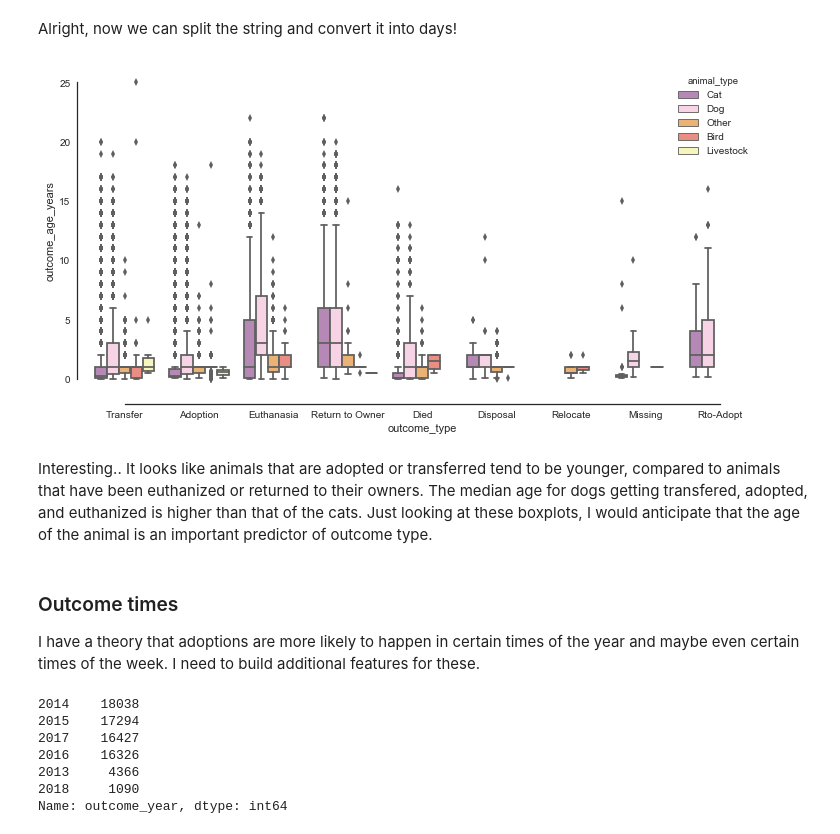
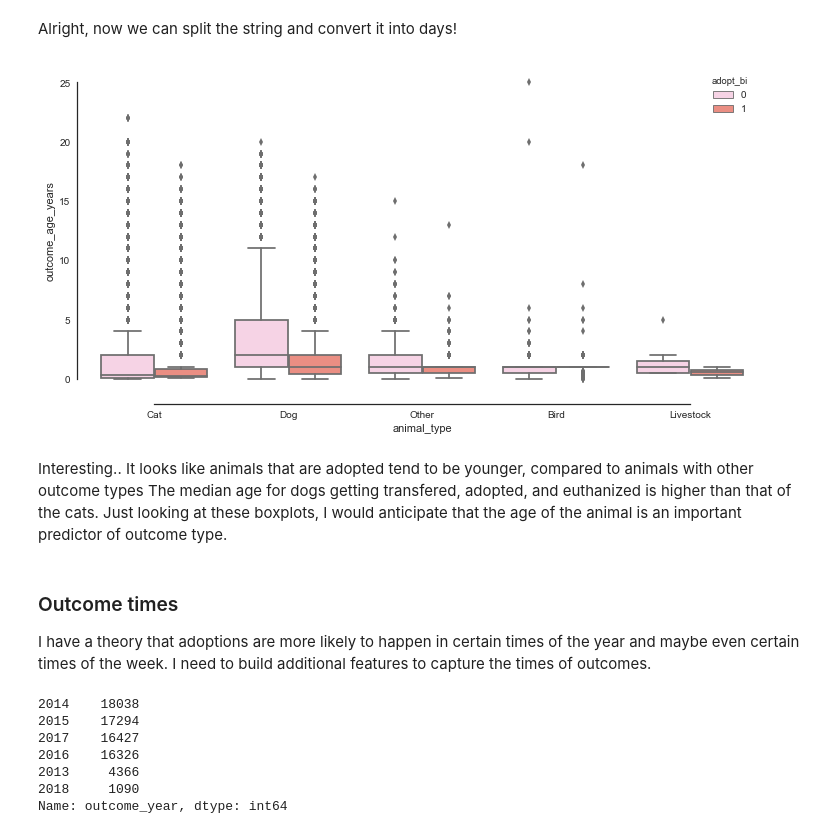
Before and after one commit to jlinGG/Thinkful-DS-Bootcamp, a Jupyter notebook: Capstone-3.ipynb, the cells around one changed output. Cells and saved outputs as stored; diff of their text form; code cells hidden in the pictures.

```diff
--- a/Capstone-3.ipynb
+++ b/Capstone-3.ipynb
@@ -366,16 +373,16 @@ raw_data['outcome_age_days'] = raw_data['number'] * raw_data['time_period']
 raw_data['outcome_age_years'] = (raw_data['outcome_age_days'] / 365).round(5)
 # %%
 plt.figure(figsize=(12,6))
-sns.boxplot(x="outcome_type", y="outcome_age_years",hue="animal_type", data=raw_data, palette="Set3_r")
+sns.boxplot(x="animal_type", y="outcome_age_years",hue="adopt_bi", data=raw_data, palette="Set3_r")
 sns.despine(offset=10, trim=True)
 # %% [output]
-[figure, old version]
+[figure, new version]
 # %% [markdown]
-Interesting.. It looks like animals that are adopted or transferred tend to be younger, compared to animals that have been euthanized or returned to their owners.  The median age for dogs getting transfered, adopted, and euthanized is higher than that of the cats. Just looking at these boxplots, I would anticipate that the age of the animal is an important predictor of outcome type.
+Interesting.. It looks like animals that are adopted tend to be younger, compared to animals with other outcome types  The median age for dogs getting transfered, adopted, and euthanized is higher than that of the cats. Just looking at these boxplots, I would anticipate that the age of the animal is an important predictor of outcome type.
 # %% [markdown]
 <a id='time'></a>
 ### Outcome times
-I have a theory that adoptions are more likely to happen in certain times of the year and maybe even certain times of the week. I need to build additional features for these.
+I have a theory that adoptions are more likely to happen in certain times of the year and maybe even certain times of the week. I need to build additional features to capture the times of outcomes.
 # %%
 # Converting 'datetime' column into readable date and times.
 raw_data['datetime'] = pd.to_datetime(raw_data['datetime'])
```
Also changed, not shown: parts of 52 cells of this notebook.
